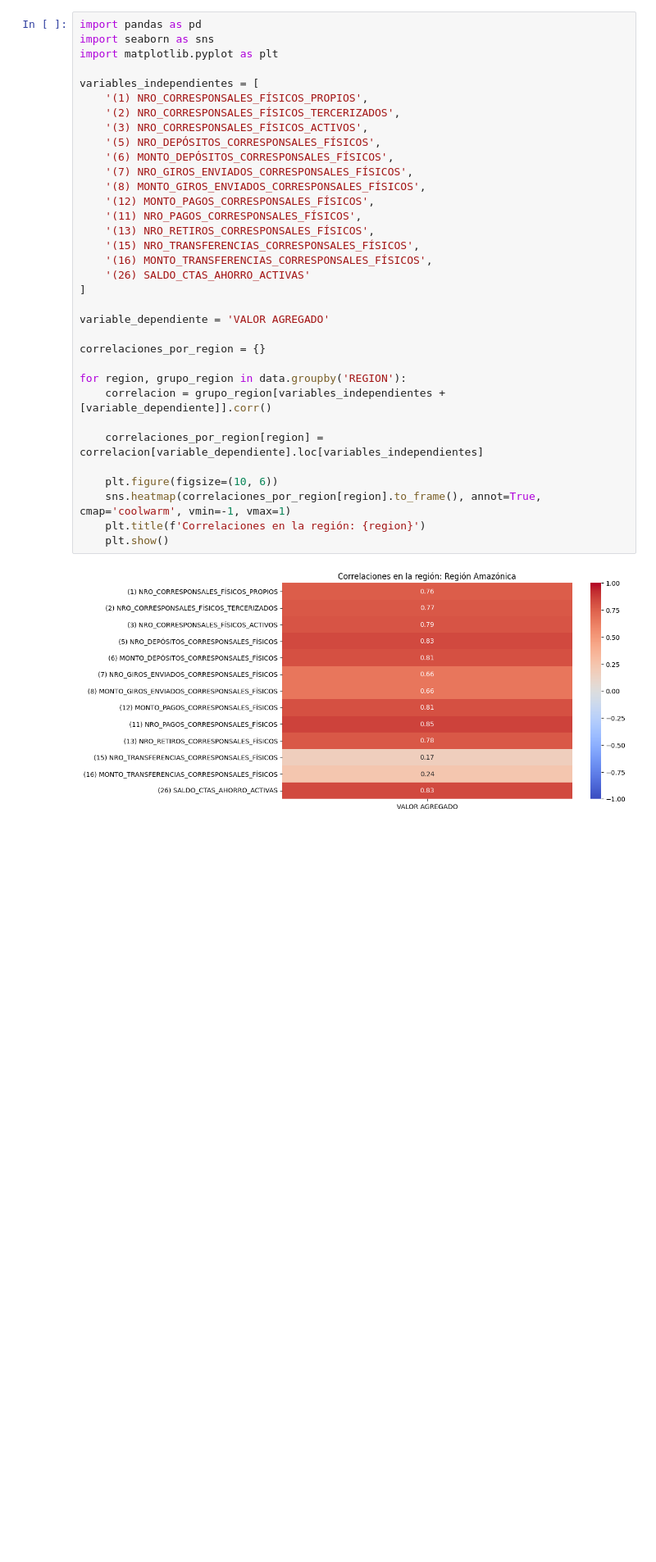
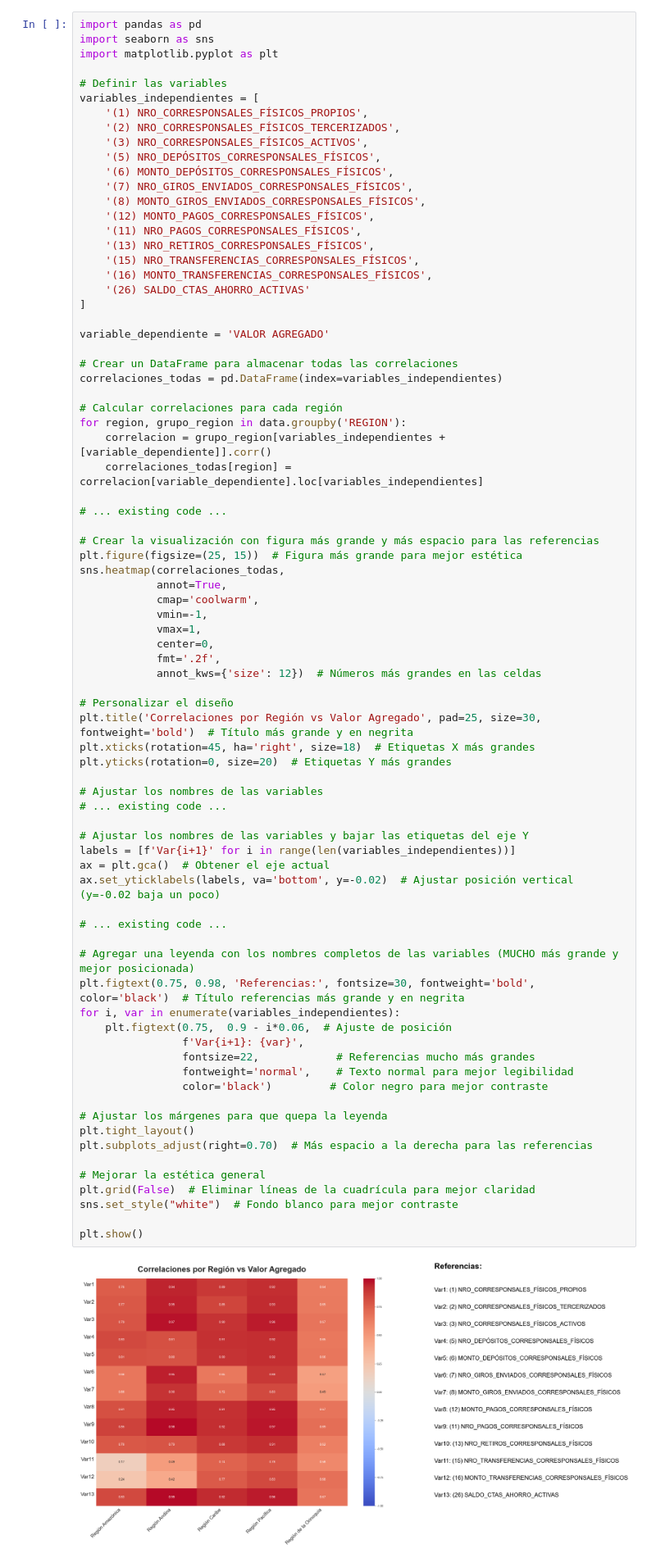
Before and after one commit to santiagogr10/Econometrics-, a Jupyter notebook: primer_entrega.ipynb, the cells around one changed output. Shown at 82% size. Cells and saved outputs as stored; diff of their text form; blank space fills up the shorter version.

Commit message:
feat: Update notebook with data exploration and model refinements
Includes:
- Minor code execution updates
- Slight adjustments to statistical model outputs
- Refined data loading and processing steps

```diff
--- a/primer_entrega.ipynb
+++ b/primer_entrega.ipynb
@@ -61,36 +77,80 @@ En el primer modelo buscamos determinar la relacion entre las variables de inlcu
 # %%
 import pandas as pd
 import seaborn as sns
 import matplotlib.pyplot as plt
 
+# Definir las variables
 variables_independientes = [
     '(1) NRO_CORRESPONSALES_FÍSICOS_PROPIOS',
     '(2) NRO_CORRESPONSALES_FÍSICOS_TERCERIZADOS',
     '(3) NRO_CORRESPONSALES_FÍSICOS_ACTIVOS',
     '(5) NRO_DEPÓSITOS_CORRESPONSALES_FÍSICOS',
     '(6) MONTO_DEPÓSITOS_CORRESPONSALES_FÍSICOS',
     '(7) NRO_GIROS_ENVIADOS_CORRESPONSALES_FÍSICOS',
     '(8) MONTO_GIROS_ENVIADOS_CORRESPONSALES_FÍSICOS',
     '(12) MONTO_PAGOS_CORRESPONSALES_FÍSICOS',
     '(11) NRO_PAGOS_CORRESPONSALES_FÍSICOS',
     '(13) NRO_RETIROS_CORRESPONSALES_FÍSICOS',
     '(15) NRO_TRANSFERENCIAS_CORRESPONSALES_FÍSICOS',
     '(16) MONTO_TRANSFERENCIAS_CORRESPONSALES_FÍSICOS',
     '(26) SALDO_CTAS_AHORRO_ACTIVAS'
 ]
 
 variable_dependiente = 'VALOR AGREGADO'
 
-correlaciones_por_region = {}
+# Crear un DataFrame para almacenar todas las correlaciones
+correlaciones_todas = pd.DataFrame(index=variables_independientes)
 
+# Calcular correlaciones para cada región
 for region, grupo_region in data.groupby('REGION'):
     correlacion = grupo_region[variables_independientes + [variable_dependiente]].corr()
+    correlaciones_todas[region] = correlacion[variable_dependiente].loc[variables_independientes]
 
-    correlaciones_por_region[region] = correlacion[variable_dependiente].loc[variables_independientes]
+# ... existing code ...
 
-    plt.figure(figsize=(10, 6))
-    sns.heatmap(correlaciones_por_region[region].to_frame(), annot=True, cmap='coolwarm', vmin=-1, vmax=1)
-    plt.title(f'Correlaciones en la región: {region}')
-    plt.show()
+# Crear la visualización con figura más grande y más espacio para las referencias
+plt.figure(figsize=(25, 15))  # Figura más grande para mejor estética
+sns.heatmap(correlaciones_todas,
+            annot=True,
+            cmap='coolwarm',
+            vmin=-1,
+            vmax=1,
+            center=0,
+            fmt='.2f',
+            annot_kws={'size': 12})  # Números más grandes en las celdas
+
+# Personalizar el diseño
+plt.title('Correlaciones por Región vs Valor Agregado', pad=25, size=30, fontweight='bold')  # Título más grande y en negrita
+plt.xticks(rotation=45, ha='right', size=18)  # Etiquetas X más grandes
+plt.yticks(rotation=0, size=20)  # Etiquetas Y más grandes
+
+# Ajustar los nombres de las variables
+# ... existing code ...
+
+# Ajustar los nombres de las variables y bajar las etiquetas del eje Y
+labels = [f'Var{i+1}' for i in range(len(variables_independientes))]
+ax = plt.gca()  # Obtener el eje actual
+ax.set_yticklabels(labels, va='bottom', y=-0.02)  # Ajustar posición vertical (y=-0.02 baja un poco)
+
+# ... existing code ...
+
+# Agregar una leyenda con los nombres completos de las variables (MUCHO más grande y mejor posicionada)
+plt.figtext(0.75, 0.98, 'Referencias:', fontsize=30, fontweight='bold', color='black')  # Título referencias más grande y en negrita
+for i, var in enumerate(variables_independientes):
+    plt.figtext(0.75,  0.9 - i*0.06,  # Ajuste de posición
+                f'Var{i+1}: {var}',
+                fontsize=22,            # Referencias mucho más grandes
+                fontweight='normal',    # Texto normal para mejor legibilidad
+                color='black')         # Color negro para mejor contraste
+
+# Ajustar los márgenes para que quepa la leyenda
+plt.tight_layout()
+plt.subplots_adjust(right=0.70)  # Más espacio a la derecha para las referencias
+
+# Mejorar la estética general
+plt.grid(False)  # Eliminar líneas de la cuadrícula para mejor claridad
+sns.set_style("white")  # Fondo blanco para mejor contraste
+
+plt.show()
 # %% [output]
-[figure, old version]
+[figure, new version]
```
Also changed, not shown: parts of 6 cells of this notebook.
